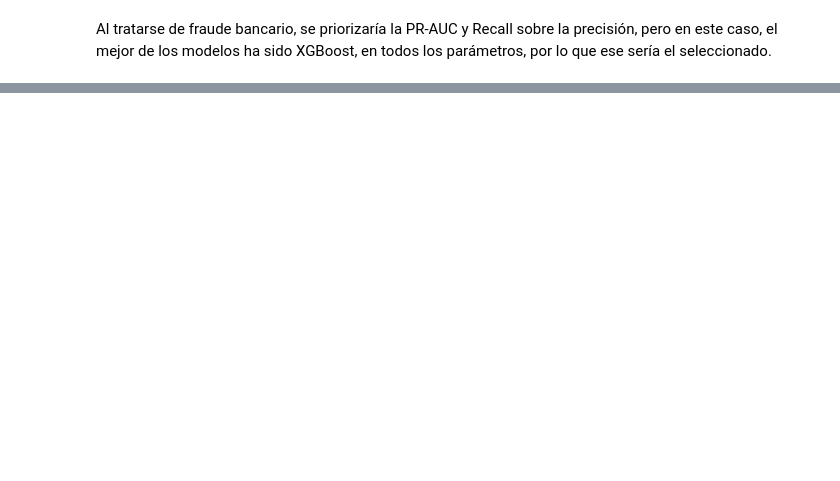
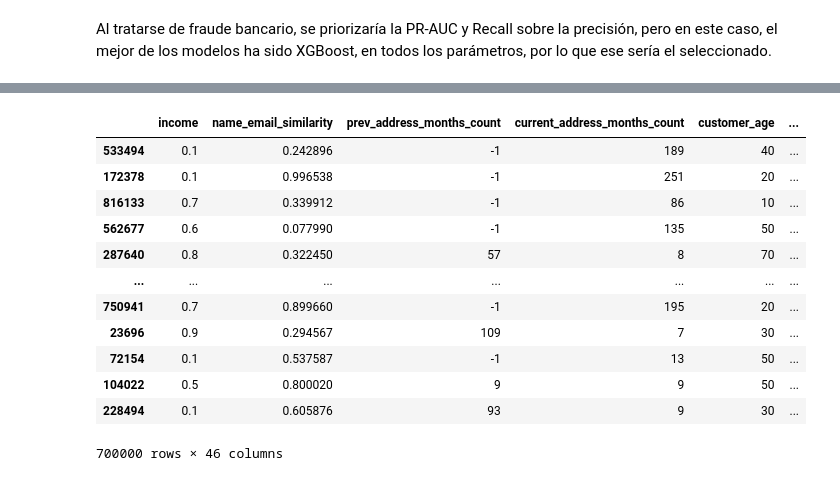
Before and after one commit to davidmir39/GuardianAI, a Jupyter notebook: GUARDIANAI_Hito2_3.ipynb, the cells around one changed output, grey strips where cells are left out. Saved outputs shown, nothing was run; the diff lists cells and outputs as text; code cells hidden in the pictures; blank space fills up the shorter version.

```diff
--- a/GUARDIANAI_Hito2_3.ipynb
+++ b/GUARDIANAI_Hito2_3.ipynb
@@ -1770,0 +1711,16 @@ Al tratarse de fraude bancario, se priorizaría la PR-AUC y Recall sobre la prec
+# %%
+# Split 70/15/15 (train/validación/test) usando X e y
+X_dummy = pd.get_dummies(X, drop_first=True)
+X_train_70, X_temp_30, y_train_70, y_temp_30 = train_test_split(
+    X_dummy, y,
+    test_size=0.30,
+    random_state=42,
+    stratify=y
+)
+
+X_val_15, X_test_15, y_val_15, y_test_15 = train_test_split(
+    X_temp_30, y_temp_30,
+    test_size=0.50,   # 50% de 30% => 15%
+    random_state=42,
+    stratify=y_temp_30
+)
@@ -1770,0 +1805,16 @@ Al tratarse de fraude bancario, se priorizaría la PR-AUC y Recall sobre la prec
+# %%
+X_train_70
+# %% [output]
+|  | income | name_email_similarity | prev_address_months_count | current_address_months_count | customer_age | ... |
+| 533494 | 0.1 | 0.242896 | -1 | 189 | 40 | ... |
+| 172378 | 0.1 | 0.996538 | -1 | 251 | 20 | ... |
+| 816133 | 0.7 | 0.339912 | -1 | 86 | 10 | ... |
+| 562677 | 0.6 | 0.077990 | -1 | 135 | 50 | ... |
+| 287640 | 0.8 | 0.322450 | 57 | 8 | 70 | ... |
+| ... | ... | ... | ... | ... | ... | ... |
+| 750941 | 0.7 | 0.899660 | -1 | 195 | 20 | ... |
+| 23696 | 0.9 | 0.294567 | 109 | 7 | 30 | ... |
+| 72154 | 0.1 | 0.537587 | -1 | 13 | 50 | ... |
+| 104022 | 0.5 | 0.800020 | 9 | 9 | 50 | ... |
+| 228494 | 0.1 | 0.605876 | 93 | 9 | 30 | ... |
+700000 rows × 46 columns
```
Also changed, not shown: parts of 32 cells of this notebook, 12 other files.
